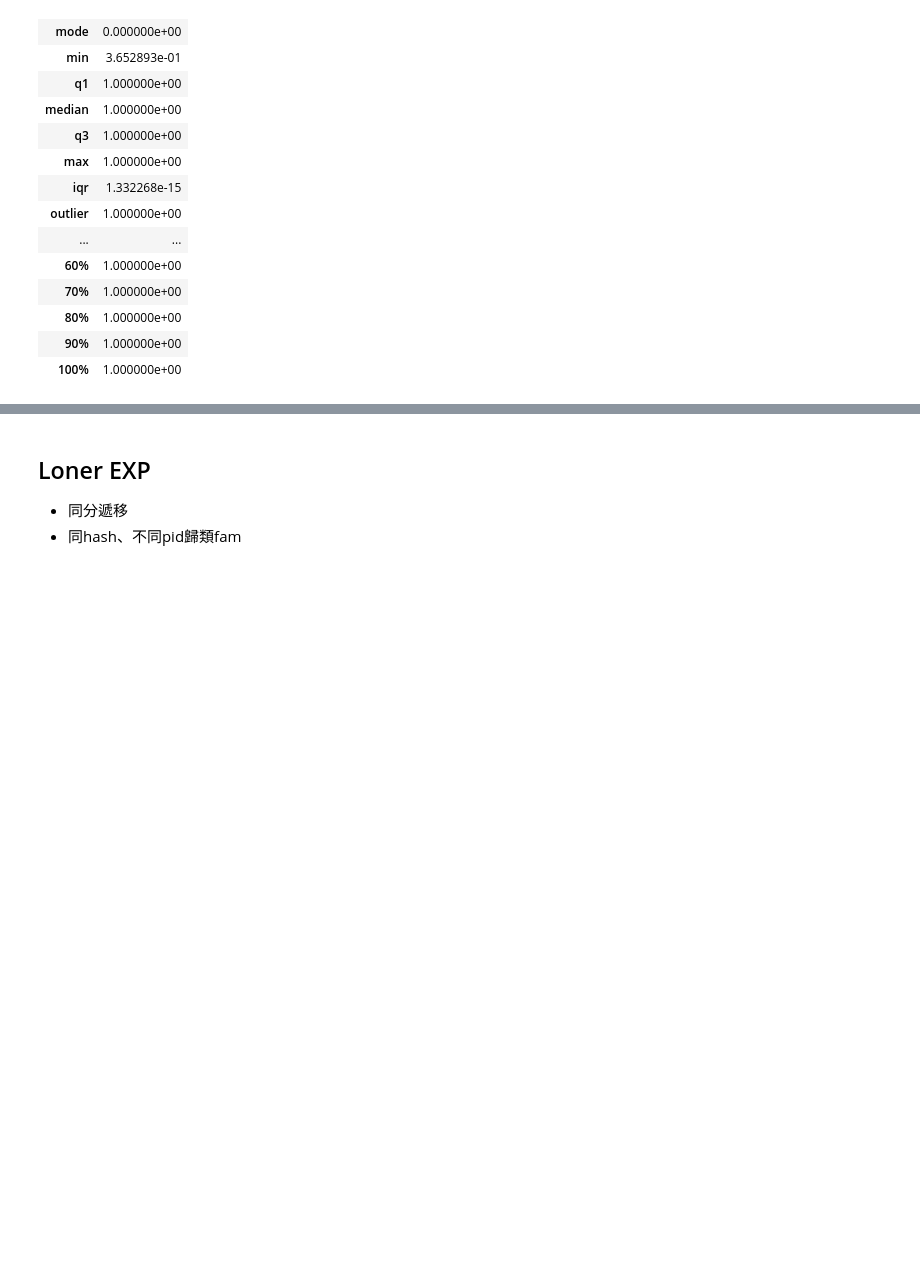
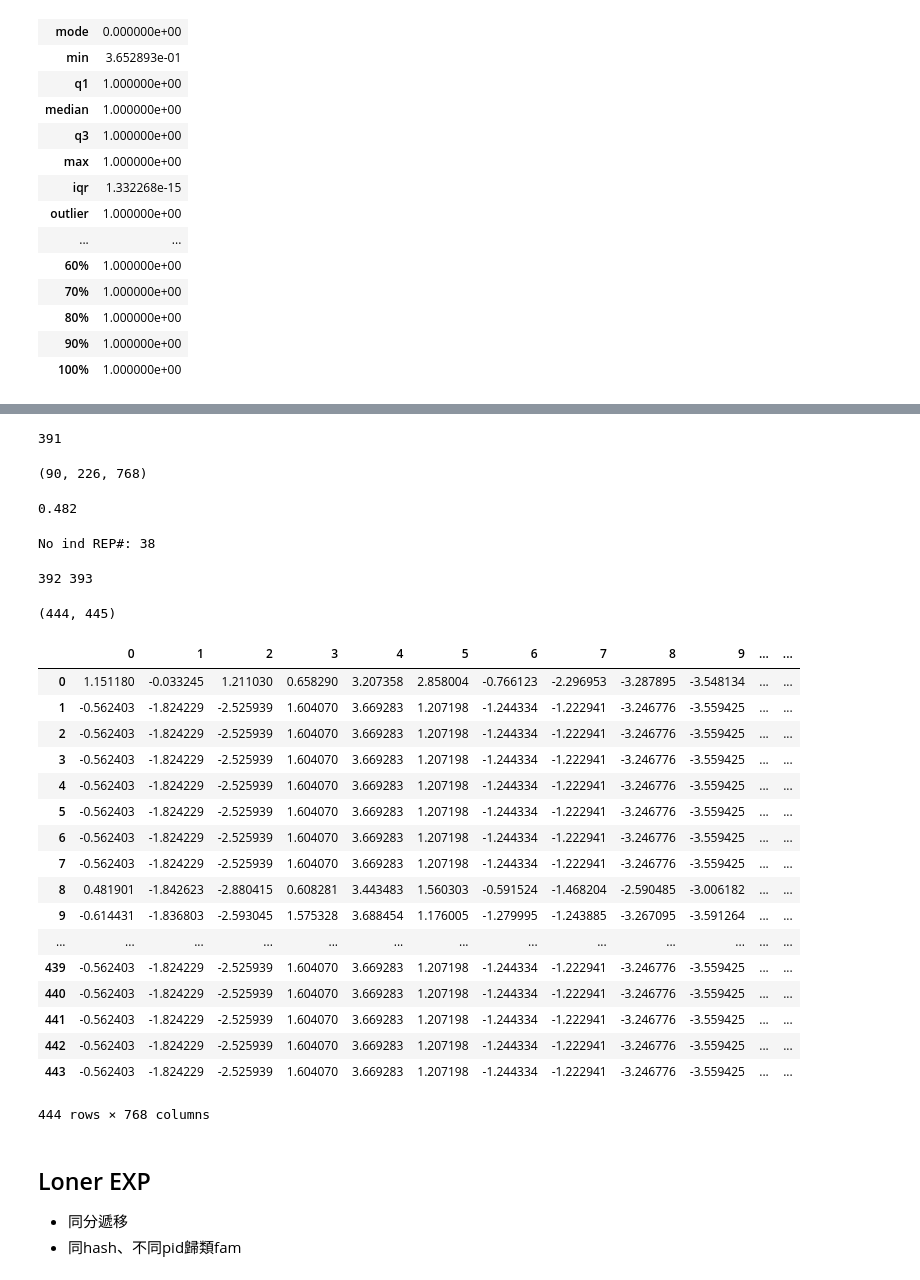
Before and after one commit to tychen5/NTU_ANTS-lab, a Jupyter notebook: seqgen_famclf/005.EuclieanCentroidSim_clustering_classification.ipynb, the cells around one changed output, grey strips where cells are left out. Cells and saved outputs as stored; diff of their text form; code cells hidden in the pictures; blank space fills up the shorter version.

```diff
--- a/seqgen_famclf/005.EuclieanCentroidSim_clustering_classification.ipynb
+++ b/seqgen_famclf/005.EuclieanCentroidSim_clustering_classification.ipynb
@@ -393,0 +752,11 @@ print(score)
+# %%
+train_avg_emb = []
+train_tree_name = ['Tree\tType\tID']
+for i,avg_emb_path in enumerate(train_avg_pickles):
+    tree_name = avg_emb_path.split('/')[-1].split('_')[1]
+    emb = pickle.load(open(avg_emb_path,'rb'))[0]
+    train_avg_emb.append(emb)
+    train_tree_name.append(tree_name+'\t'+'Train'+'\t'+str(i))
+i
+# %% [output]
+391
@@ -393,0 +824,52 @@ print(score)
+# %%
+target_id = []
+target_pid_paths = []
+for i,path in enumerate(test_pid_paths):
+    if fam_name in path:
+        target_id.append(i)
+        target_pid_paths.append(path)
+target_emb_api = test_emb_api[target_id]
+target_emb = test_emb[target_id]
+assert len(target_id) == len(target_emb_api) == len(target_emb) == len(target_pid_paths)
+print(target_emb.shape)
+# %% [output]
+(90, 226, 768)
+# %%
+target_avg_emb,target_tree_name = avg_target_vector(target_pid_paths,target_emb_api,target_emb,thr)
+assert len(target_avg_emb) == len(target_tree_name)
+# %% [output]
+0.482
+No ind REP#: 38
+# %%
+all_avg_emb = train_avg_emb
+all_tree_name = train_tree_name
+print(len(all_avg_emb),len(all_tree_name))
+all_avg_emb.extend(target_avg_emb)
+all_tree_name.extend(target_tree_name)
+len(all_avg_emb),len(all_tree_name)
+# %% [output]
+392 393
+(444, 445)
+# %%
+all_avg_df = pd.DataFrame(np.array(all_avg_emb))
+all_avg_df.to_csv('./data/tree-rep-profiles_o2o/allaple_emb.tsv',sep='\t',index=False,header=False)
+all_avg_df
+# %% [output]
+|  | 0 | 1 | 2 | 3 | 4 | 5 | 6 | 7 | 8 | 9 | ... | ... |
+| 0 | 1.151180 | -0.033245 | 1.211030 | 0.658290 | 3.207358 | 2.858004 | -0.766123 | -2.296953 | -3.287895 | -3.548134 | ... | ... |
+| 1 | -0.562403 | -1.824229 | -2.525939 | 1.604070 | 3.669283 | 1.207198 | -1.244334 | -1.222941 | -3.246776 | -3.559425 | ... | ... |
+| 2 | -0.562403 | -1.824229 | -2.525939 | 1.604070 | 3.669283 | 1.207198 | -1.244334 | -1.222941 | -3.246776 | -3.559425 | ... | ... |
+| 3 | -0.562403 | -1.824229 | -2.525939 | 1.604070 | 3.669283 | 1.207198 | -1.244334 | -1.222941 | -3.246776 | -3.559425 | ... | ... |
+| 4 | -0.562403 | -1.824229 | -2.525939 | 1.604070 | 3.669283 | 1.207198 | -1.244334 | -1.222941 | -3.246776 | -3.559425 | ... | ... |
+| 5 | -0.562403 | -1.824229 | -2.525939 | 1.604070 | 3.669283 | 1.207198 | -1.244334 | -1.222941 | -3.246776 | -3.559425 | ... | ... |
+| 6 | -0.562403 | -1.824229 | -2.525939 | 1.604070 | 3.669283 | 1.207198 | -1.244334 | -1.222941 | -3.246776 | -3.559425 | ... | ... |
+| 7 | -0.562403 | -1.824229 | -2.525939 | 1.604070 | 3.669283 | 1.207198 | -1.244334 | -1.222941 | -3.246776 | -3.559425 | ... | ... |
+| 8 | 0.481901 | -1.842623 | -2.880415 | 0.608281 | 3.443483 | 1.560303 | -0.591524 | -1.468204 | -2.590485 | -3.006182 | ... | ... |
+| 9 | -0.614431 | -1.836803 | -2.593045 | 1.575328 | 3.688454 | 1.176005 | -1.279995 | -1.243885 | -3.267095 | -3.591264 | ... | ... |
+| ... | ... | ... | ... | ... | ... | ... | ... | ... | ... | ... | ... | ... |
+| 439 | -0.562403 | -1.824229 | -2.525939 | 1.604070 | 3.669283 | 1.207198 | -1.244334 | -1.222941 | -3.246776 | -3.559425 | ... | ... |
+| 440 | -0.562403 | -1.824229 | -2.525939 | 1.604070 | 3.669283 | 1.207198 | -1.244334 | -1.222941 | -3.246776 | -3.559425 | ... | ... |
+| 441 | -0.562403 | -1.824229 | -2.525939 | 1.604070 | 3.669283 | 1.207198 | -1.244334 | -1.222941 | -3.246776 | -3.559425 | ... | ... |
+| 442 | -0.562403 | -1.824229 | -2.525939 | 1.604070 | 3.669283 | 1.207198 | -1.244334 | -1.222941 | -3.246776 | -3.559425 | ... | ... |
+| 443 | -0.562403 | -1.824229 | -2.525939 | 1.604070 | 3.669283 | 1.207198 | -1.244334 | -1.222941 | -3.246776 | -3.559425 | ... | ... |
+444 rows × 768 columns
```
Also changed, not shown: parts of 42 cells of this notebook, 5 other files.
